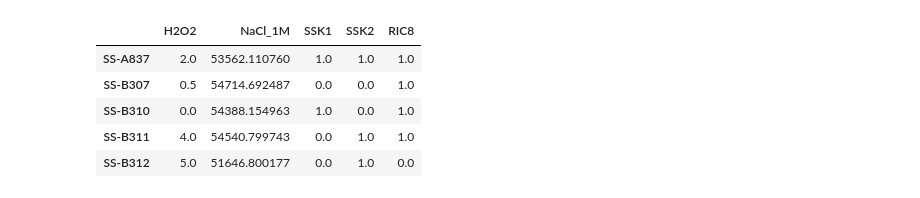
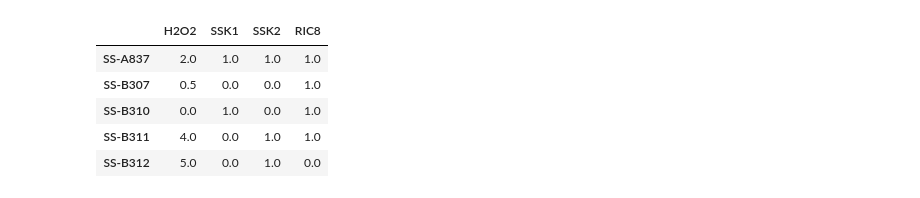
Before and after one commit to magwenelab/crypto-QTL-paper, a Jupyter notebook: SCRIPTS/H2O2_plot_by_QTG_Fig10_S21_Fig.ipynb, the cells around one changed output. Drawn from its saved outputs; the diff is of its cells as text; code cells hidden in the pictures.

```diff
--- a/SCRIPTS/H2O2_plot_by_QTG_Fig10_S21_Fig.ipynb
+++ b/SCRIPTS/H2O2_plot_by_QTG_Fig10_S21_Fig.ipynb
@@ -10,23 +6,16 @@ save_path_median = '/home/croth/Desktop/H2O2_median_by_genotype.csv'
-# %%
-## Look at the data
-#file_path = '/home/croth/Desktop/H2O2_data.csv'
-#pheno = pd.read_csv(file_path,index_col=0)
-#pheno.head()
-
-file_path = '/home/croth/Desktop/H2O2_data.csv' ## Set path
-pheno = pd.read_csv(file_path,index_col=0)
-
-#file_path2 = '/home/croth/crypto-QTL-paper/DATA/H2O2_phenotypes.csv'
-#data2 = pd.read_csv(file_path2,index_col=0)
-#pheno['H2O2'] = data2.Score
-pheno.head()
-# %% [output]
-|  | H2O2 | NaCl_1M | SSK1 | SSK2 | RIC8 |
-| SS-A837 | 2.0 | 53562.110760 | 1.0 | 1.0 | 1.0 |
-| SS-B307 | 0.5 | 54714.692487 | 0.0 | 0.0 | 1.0 |
-| SS-B310 | 0.0 | 54388.154963 | 1.0 | 0.0 | 1.0 |
-| SS-B311 | 4.0 | 54540.799743 | 0.0 | 1.0 | 1.0 |
-| SS-B312 | 5.0 | 51646.800177 | 0.0 | 1.0 | 0.0 |
+# %%
+## set path and bring in the data
+## The index of this dataframe should be the strain
+file_path = '../DATA/PHENOTYPE/H2O2/H2O2_data.csv'
+pheno = pd.read_csv(file_path,index_col=0)
+pheno.head()
+# %% [output]
+|  | H2O2 | SSK1 | SSK2 | RIC8 |
+| SS-A837 | 2.0 | 1.0 | 1.0 | 1.0 |
+| SS-B307 | 0.5 | 0.0 | 0.0 | 1.0 |
+| SS-B310 | 0.0 | 1.0 | 0.0 | 1.0 |
+| SS-B311 | 4.0 | 0.0 | 1.0 | 1.0 |
+| SS-B312 | 5.0 | 0.0 | 1.0 | 0.0 |
 # %%
 ## Set labels
 from matplotlib import rc
```
Also changed, not shown: parts of 65 cells of this notebook, 2 other files.
